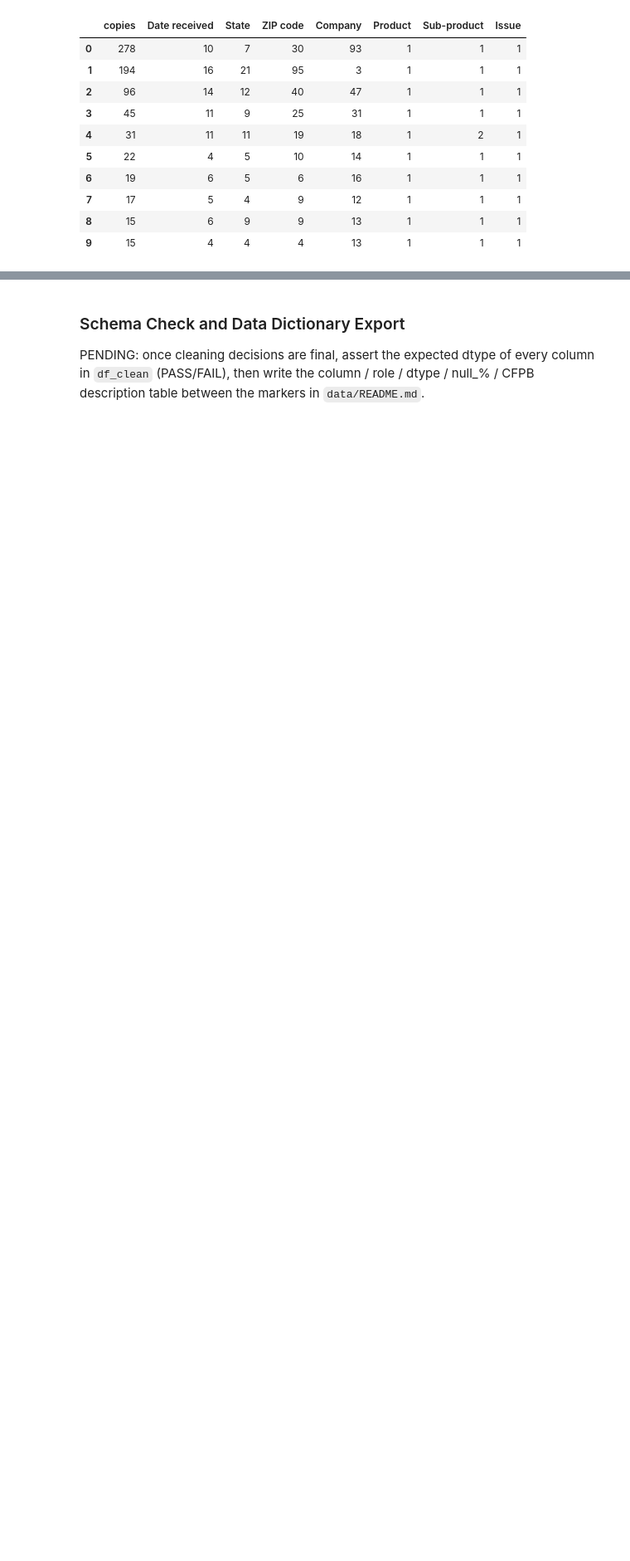
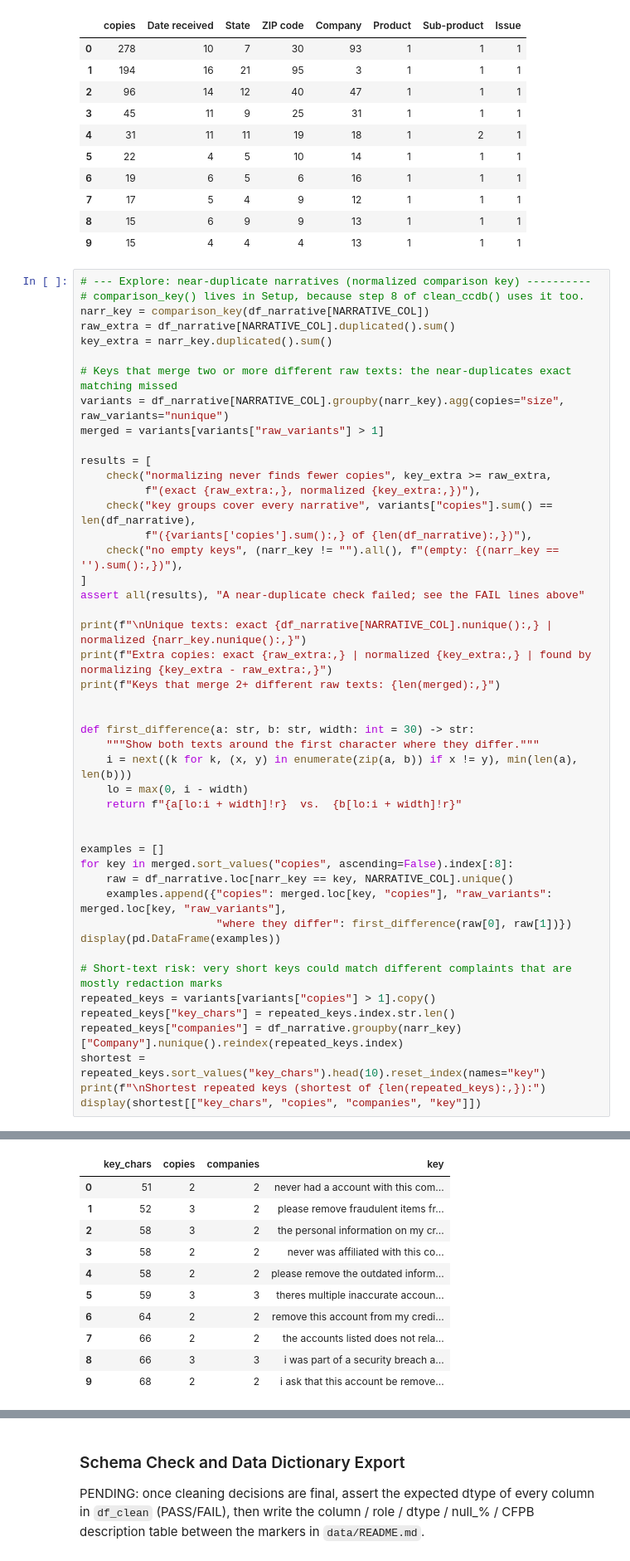
Before and after one commit to wynnther-triho/INFO-4340-Final-Project-CCDB, a Jupyter notebook: notebooks/final_project.ipynb, the cells around one changed output, grey strips where cells are left out. Shown at 83% size. Drawn from its saved outputs; the diff is of its cells as text; blank space fills up the shorter version.

```diff
--- a/notebooks/final_project.ipynb
+++ b/notebooks/final_project.ipynb
@@ -1056,3 +1133,50 @@ Repeated texts by group size: {'2-3 copies': 251, '4+ copies': 81}
 | 7 | 17 | 5 | 4 | 9 | 12 | 1 | 1 | 1 |
 | 8 | 15 | 6 | 9 | 9 | 13 | 1 | 1 | 1 |
 | 9 | 15 | 4 | 4 | 4 | 13 | 1 | 1 | 1 |
+# %%
+# --- Explore: near-duplicate narratives (normalized comparison key) ----------
+# comparison_key() lives in Setup, because step 8 of clean_ccdb() uses it too.
+narr_key = comparison_key(df_narrative[NARRATIVE_COL])
+raw_extra = df_narrative[NARRATIVE_COL].duplicated().sum()
+key_extra = narr_key.duplicated().sum()
+
+# Keys that merge two or more different raw texts: the near-duplicates exact matching missed
+variants = df_narrative[NARRATIVE_COL].groupby(narr_key).agg(copies="size", raw_variants="nunique")
+merged = variants[variants["raw_variants"] > 1]
+
+results = [
+    check("normalizing never finds fewer copies", key_extra >= raw_extra,
+          f"(exact {raw_extra:,}, normalized {key_extra:,})"),
+    check("key groups cover every narrative", variants["copies"].sum() == len(df_narrative),
+          f"({variants['copies'].sum():,} of {len(df_narrative):,})"),
+    check("no empty keys", (narr_key != "").all(), f"(empty: {(narr_key == '').sum():,})"),
+]
+assert all(results), "A near-duplicate check failed; see the FAIL lines above"
+
+print(f"\nUnique texts: exact {df_narrative[NARRATIVE_COL].nunique():,} | normalized {narr_key.nunique():,}")
+print(f"Extra copies: exact {raw_extra:,} | normalized {key_extra:,} | found by normalizing {key_extra - raw_extra:,}")
+print(f"Keys that merge 2+ different raw texts: {len(merged):,}")
+
+
+def first_difference(a: str, b: str, width: int = 30) -> str:
+    """Show both texts around the first character where they differ."""
+    i = next((k for k, (x, y) in enumerate(zip(a, b)) if x != y), min(len(a), len(b)))
+    lo = max(0, i - width)
+    return f"{a[lo:i + width]!r}  vs.  {b[lo:i + width]!r}"
+
+
+examples = []
+for key in merged.sort_values("copies", ascending=False).index[:8]:
+    raw = df_narrative.loc[narr_key == key, NARRATIVE_COL].unique()
+    examples.append({"copies": merged.loc[key, "copies"], "raw_variants": merged.loc[key, "raw_variants"],
+                     "where they differ": first_difference(raw[0], raw[1])})
+display(pd.DataFrame(examples))
+
+# Short-text risk: very short keys could match different complaints that are mostly redaction marks
+repeated_keys = variants[variants["copies"] > 1].copy()
+repeated_keys["key_chars"] = repeated_keys.index.str.len()
+repeated_keys["companies"] = df_narrative.groupby(narr_key)["Company"].nunique().reindex(repeated_keys.index)
+shortest = repeated_keys.sort_values("key_chars").head(10).reset_index(names="key")
+print(f"\nShortest repeated keys (shortest of {len(repeated_keys):,}):")
+display(shortest[["key_chars", "copies", "companies", "key"]])
+# %% [output]
@@ -1058,0 +1200,11 @@ Repeated texts by group size: {'2-3 copies': 251, '4+ copies': 81}
+|  | key_chars | copies | companies | key |
+| 0 | 51 | 2 | 2 | never had a account with this com... |
+| 1 | 52 | 3 | 2 | please remove fraudulent items fr... |
+| 2 | 58 | 3 | 2 | the personal information on my cr... |
+| 3 | 58 | 2 | 2 | never was affiliated with this co... |
+| 4 | 58 | 2 | 2 | please remove the outdated inform... |
+| 5 | 59 | 3 | 3 | theres multiple inaccurate accoun... |
+| 6 | 64 | 2 | 2 | remove this account from my credi... |
+| 7 | 66 | 2 | 2 | the accounts listed does not rela... |
+| 8 | 66 | 3 | 3 | i was part of a security breach a... |
+| 9 | 68 | 2 | 2 | i ask that this account be remove... |
```
Also changed, not shown: parts of 11 cells of this notebook.
